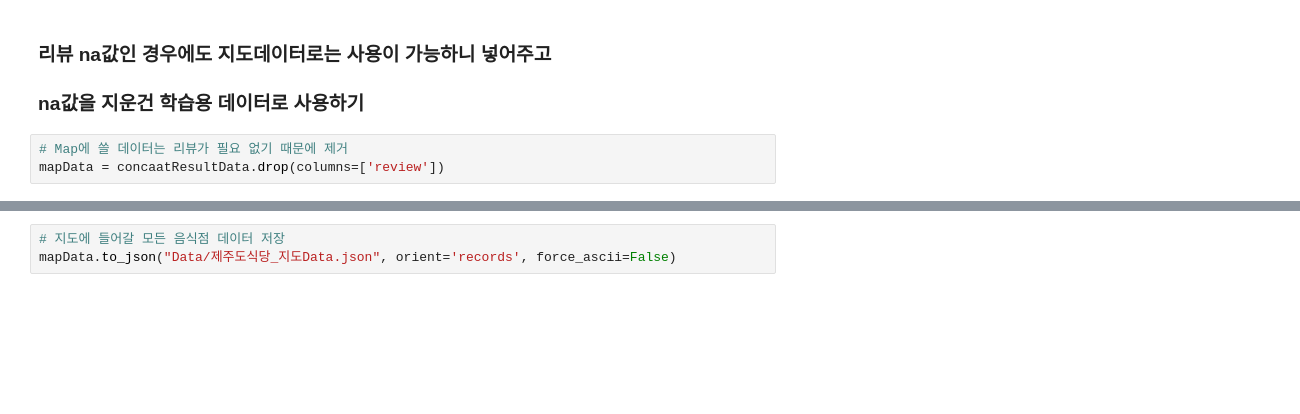
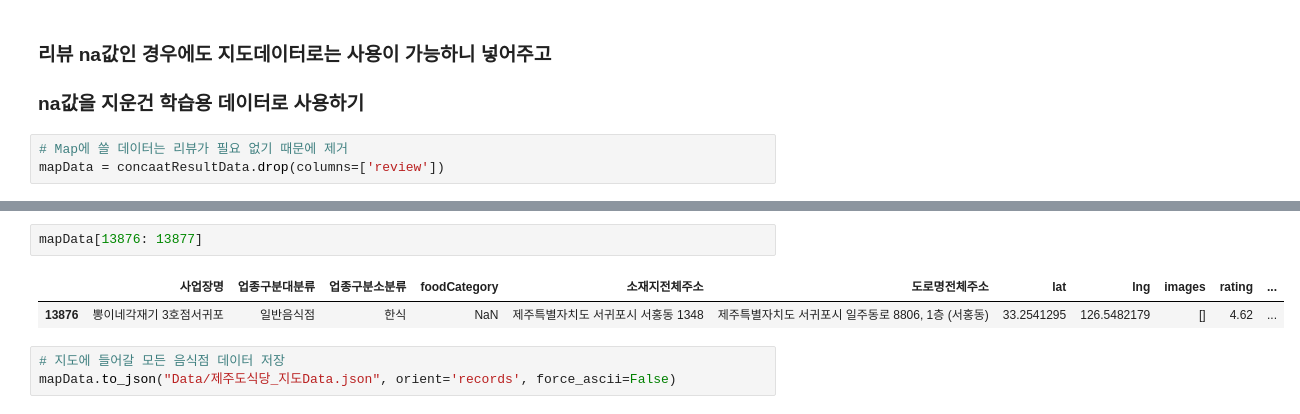
Before and after one commit to JejuTravelApp/DataAnalysis, a Jupyter notebook: TY_크롤링데이터전처리.ipynb, the cells around one changed output, grey strips where cells are left out. Saved outputs shown, nothing was run; the diff lists cells and outputs as text; blank space fills up the shorter version.

```diff
--- a/TY_크롤링데이터전처리.ipynb
+++ b/TY_크롤링데이터전처리.ipynb
@@ -404,3 +419,8 @@ mapData = concaatResultData.drop(columns=['review'])
+# %%
+mapData[13876: 13877]
+# %% [output]
+|  | 사업장명 | 업종구분대분류 | 업종구분소분류 | foodCategory | 소재지전체주소 | 도로명전체주소 | lat | lng | images | rating | ... |
+| 13876 | 뽕이네각재기 3호점서귀포 | 일반음식점 | 한식 | NaN | 제주특별자치도 서귀포시 서홍동 1348 | 제주특별자치도 서귀포시 일주동로 8806, 1층 (서홍동) | 33.2541295 | 126.5482179 | [] | 4.62 | ... |
 # %%
 # 지도에 들어갈 모든 음식점 데이터 저장
 mapData.to_json("Data/제주도식당_지도Data.json", orient='records', force_ascii=False)
```
Also changed, not shown: parts of 2 cells of this notebook, 2 other files.
